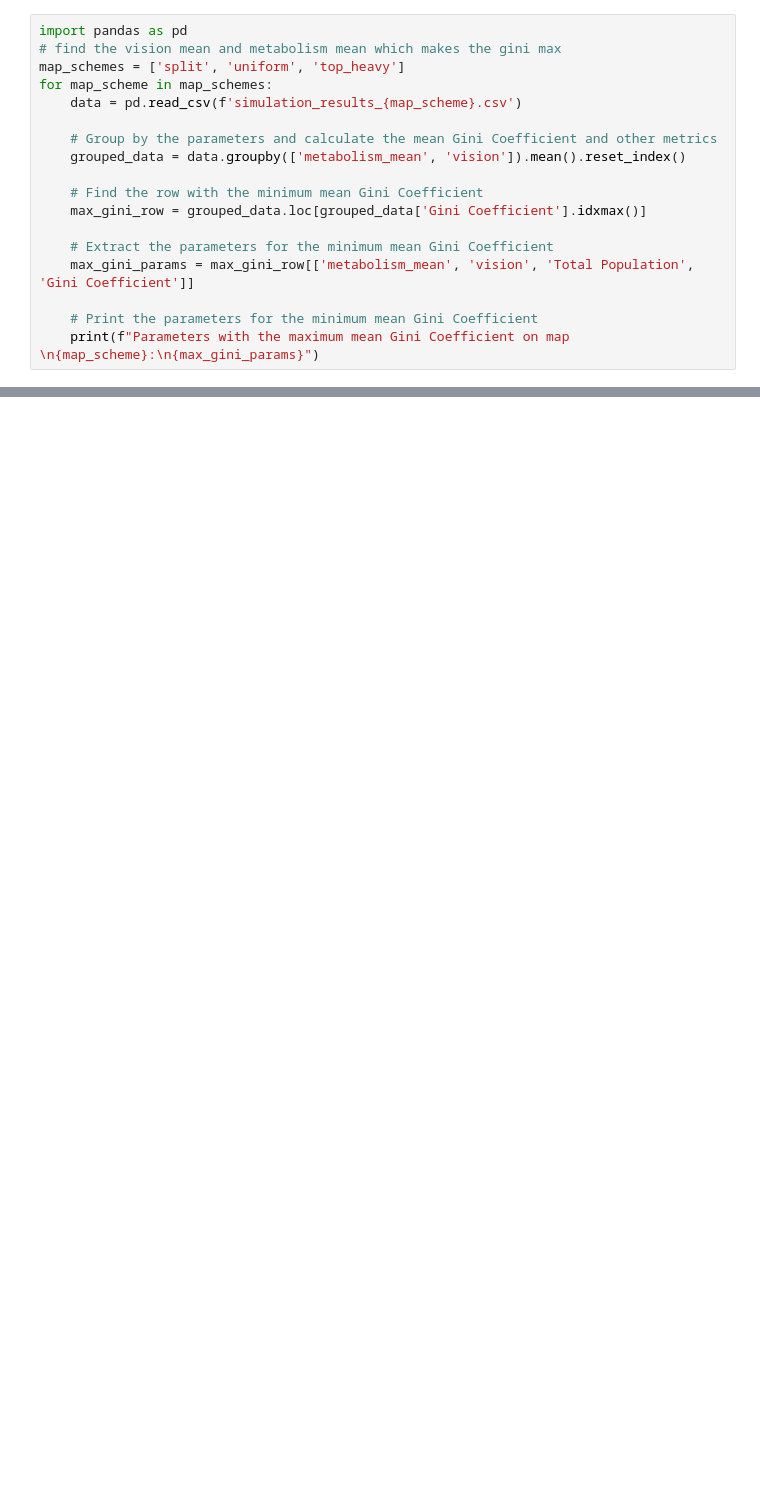
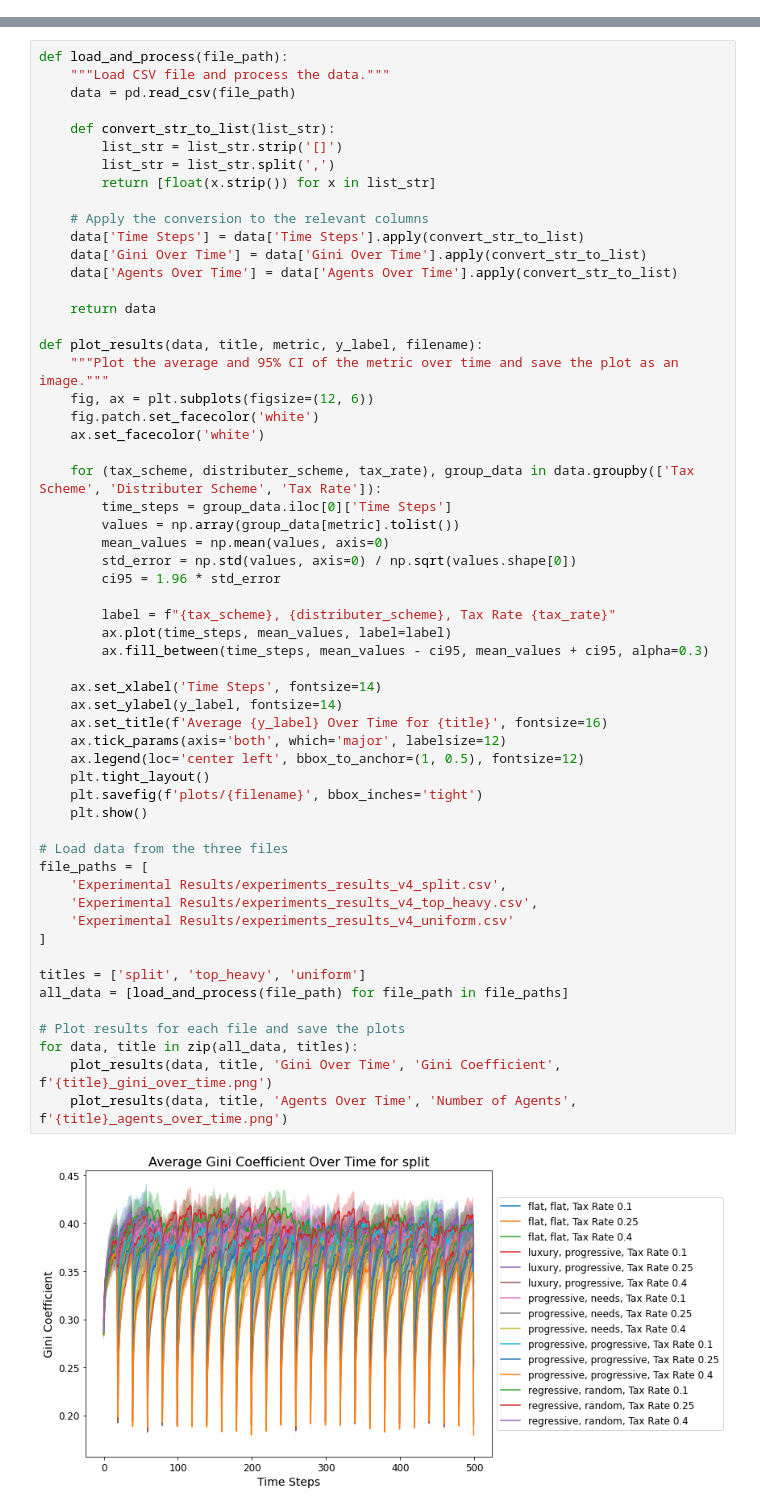
Before and after one commit to Ly-MX15/ABM-Group7, a Jupyter notebook: Plotting Experimental Results.ipynb, the cells around one changed output, grey strips where cells are left out. Drawn from its saved outputs; the diff is of its cells as text; blank space fills up the shorter version.

Commit message:
Modified plotting + statistical testing

```diff
--- a/Plotting Experimental Results.ipynb
+++ b/Plotting Experimental Results.ipynb
@@ -54,18 +0,0 @@ for file_path in file_paths:
-# %%
-import pandas as pd
-# find the vision mean and metabolism mean which makes the gini max
-map_schemes = ['split', 'uniform', 'top_heavy']
-for map_scheme in map_schemes:
-    data = pd.read_csv(f'simulation_results_{map_scheme}.csv')
-
-    # Group by the parameters and calculate the mean Gini Coefficient and other metrics
-    grouped_data = data.groupby(['metabolism_mean', 'vision']).mean().reset_index()
-
-    # Find the row with the minimum mean Gini Coefficient
-    max_gini_row = grouped_data.loc[grouped_data['Gini Coefficient'].idxmax()]
-
-    # Extract the parameters for the minimum mean Gini Coefficient
-    max_gini_params = max_gini_row[['metabolism_mean', 'vision', 'Total Population', 'Gini Coefficient']]
-
-    # Print the parameters for the minimum mean Gini Coefficient
-    print(f"Parameters with the maximum mean Gini Coefficient on map \n{map_scheme}:\n{max_gini_params}")
@@ -71,0 +7,59 @@ for map_scheme in map_schemes:
+# %%
+def load_and_process(file_path):
+    """Load CSV file and process the data."""
+    data = pd.read_csv(file_path)
+
+    def convert_str_to_list(list_str):
+        list_str = list_str.strip('[]')
+        list_str = list_str.split(',')
+        return [float(x.strip()) for x in list_str]
+
+    # Apply the conversion to the relevant columns
+    data['Time Steps'] = data['Time Steps'].apply(convert_str_to_list)
+    data['Gini Over Time'] = data['Gini Over Time'].apply(convert_str_to_list)
+    data['Agents Over Time'] = data['Agents Over Time'].apply(convert_str_to_list)
+
+    return data
+
+def plot_results(data, title, metric, y_label, filename):
+    """Plot the average and 95% CI of the metric over time and save the plot as an image."""
+    fig, ax = plt.subplots(figsize=(12, 6))
+    fig.patch.set_facecolor('white')
+    ax.set_facecolor('white')
+
+    for (tax_scheme, distributer_scheme, tax_rate), group_data in data.groupby(['Tax Scheme', 'Distributer Scheme', 'Tax Rate']):
+        time_steps = group_data.iloc[0]['Time Steps']
+        values = np.array(group_data[metric].tolist())
+        mean_values = np.mean(values, axis=0)
+        std_error = np.std(values, axis=0) / np.sqrt(values.shape[0])
+        ci95 = 1.96 * std_error
+
+        label = f"{tax_scheme}, {distributer_scheme}, Tax Rate {tax_rate}"
+        ax.plot(time_steps, mean_values, label=label)
+        ax.fill_between(time_steps, mean_values - ci95, mean_values + ci95, alpha=0.3)
+
+    ax.set_xlabel('Time Steps', fontsize=14)
+    ax.set_ylabel(y_label, fontsize=14)
+    ax.set_title(f'Average {y_label} Over Time for {title}', fontsize=16)
+    ax.tick_params(axis='both', which='major', labelsize=12)
+    ax.legend(loc='center left', bbox_to_anchor=(1, 0.5), fontsize=12)
+    plt.tight_layout()
+    plt.savefig(f'plots/{filename}', bbox_inches='tight')
+    plt.show()
+
+# Load data from the three files
+file_paths = [
+    'Experimental Results/experiments_results_v4_split.csv',
+    'Experimental Results/experiments_results_v4_top_heavy.csv',
+    'Experimental Results/experiments_results_v4_uniform.csv'
+]
+
+titles = ['split', 'top_heavy', 'uniform']
+all_data = [load_and_process(file_path) for file_path in file_paths]
+
+# Plot results for each file and save the plots
+for data, title in zip(all_data, titles):
+    plot_results(data, title, 'Gini Over Time', 'Gini Coefficient', f'{title}_gini_over_time.png')
+    plot_results(data, title, 'Agents Over Time', 'Number of Agents', f'{title}_agents_over_time.png')
+# %% [output]
+[figure, added]
```
Also changed, not shown: parts of 5 cells of this notebook, 14 other files.
